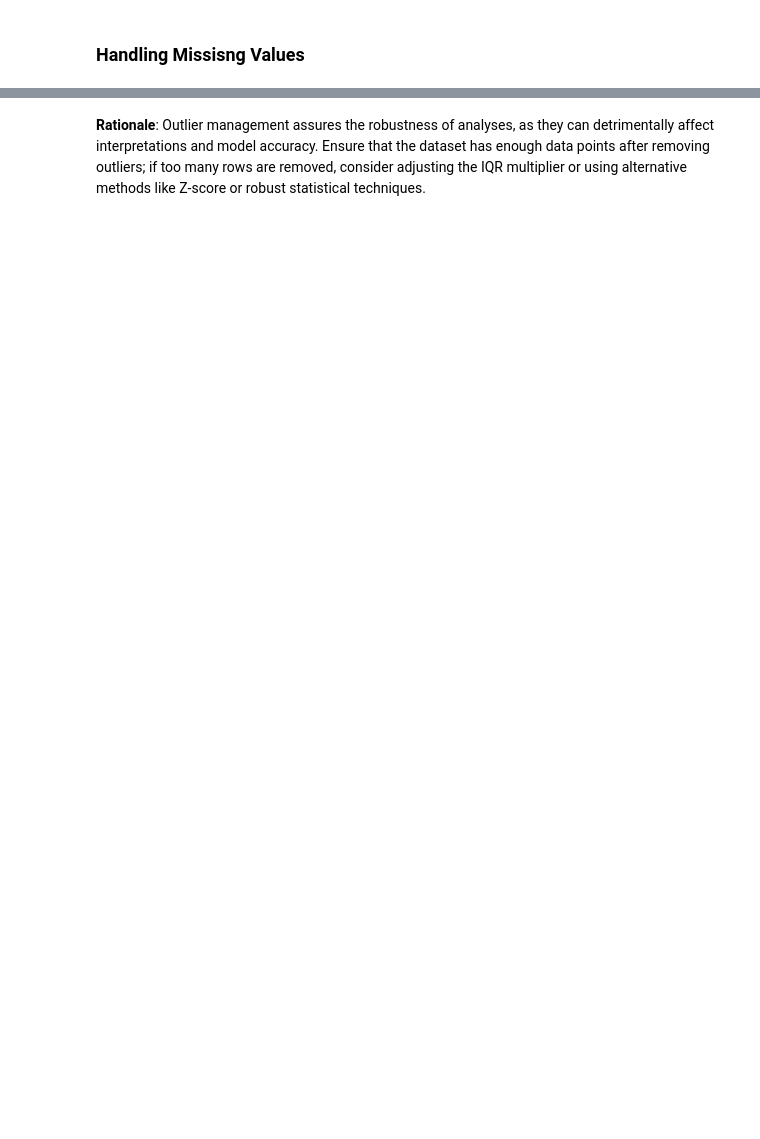
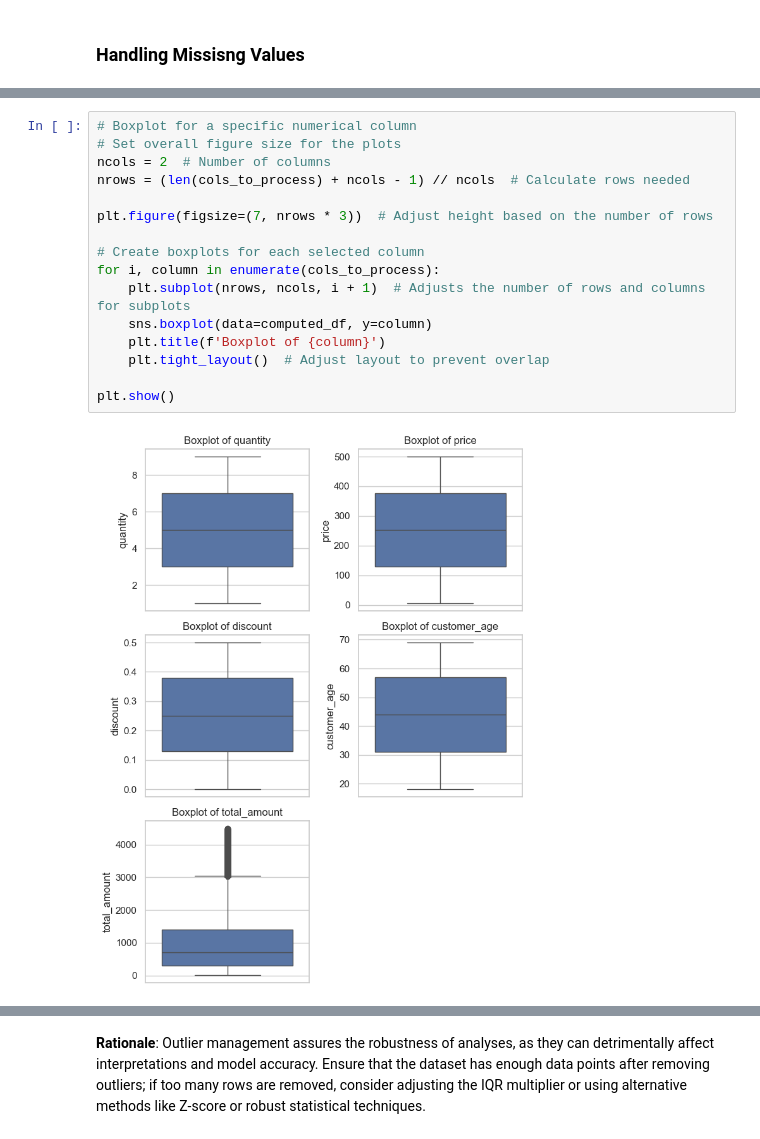
Before and after one commit to arnelimperial/greenergy, a Jupyter notebook: sales.ipynb, the cells around one changed output, grey strips where cells are left out. Drawn from its saved outputs; the diff is of its cells as text; blank space fills up the shorter version.

```diff
--- a/sales.ipynb
+++ b/sales.ipynb
@@ -321,0 +243,18 @@ plt.show()
+# %%
+# Boxplot for a specific numerical column
+# Set overall figure size for the plots
+ncols = 2  # Number of columns
+nrows = (len(cols_to_process) + ncols - 1) // ncols  # Calculate rows needed
+
+plt.figure(figsize=(7, nrows * 3))  # Adjust height based on the number of rows
+
+# Create boxplots for each selected column
+for i, column in enumerate(cols_to_process):
+    plt.subplot(nrows, ncols, i + 1)  # Adjusts the number of rows and columns for subplots
+    sns.boxplot(data=computed_df, y=column)
+    plt.title(f'Boxplot of {column}')
+    plt.tight_layout()  # Adjust layout to prevent overlap
+
+plt.show()
+# %% [output]
+[figure, added]
```
Also changed, not shown: parts of 84 cells of this notebook, 1 other file.
